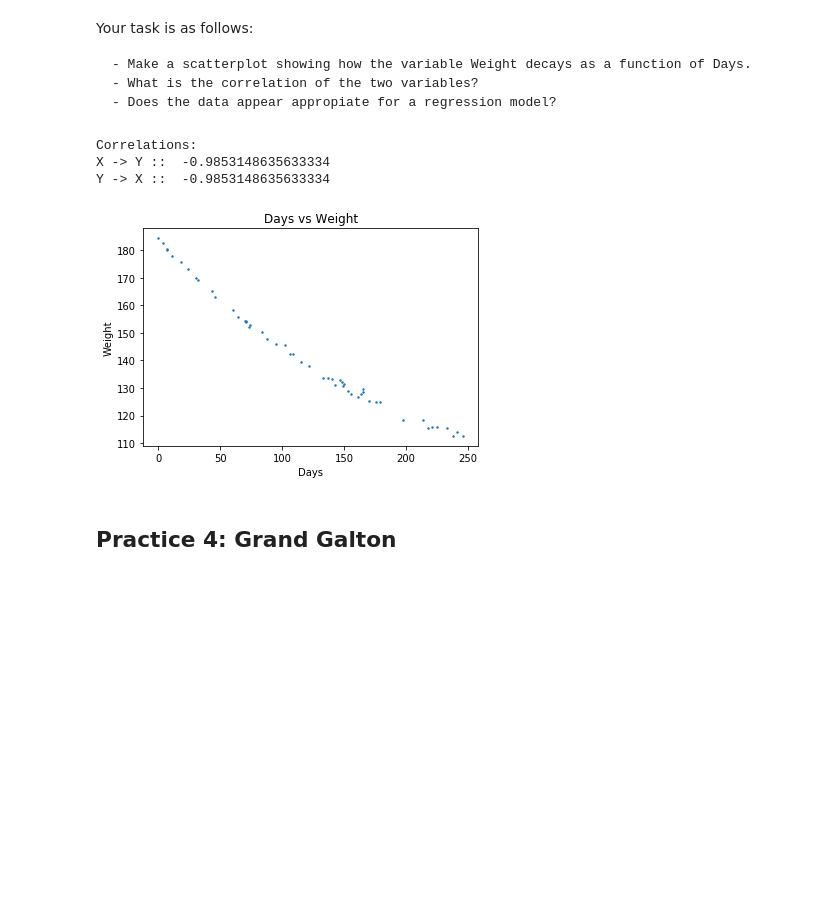
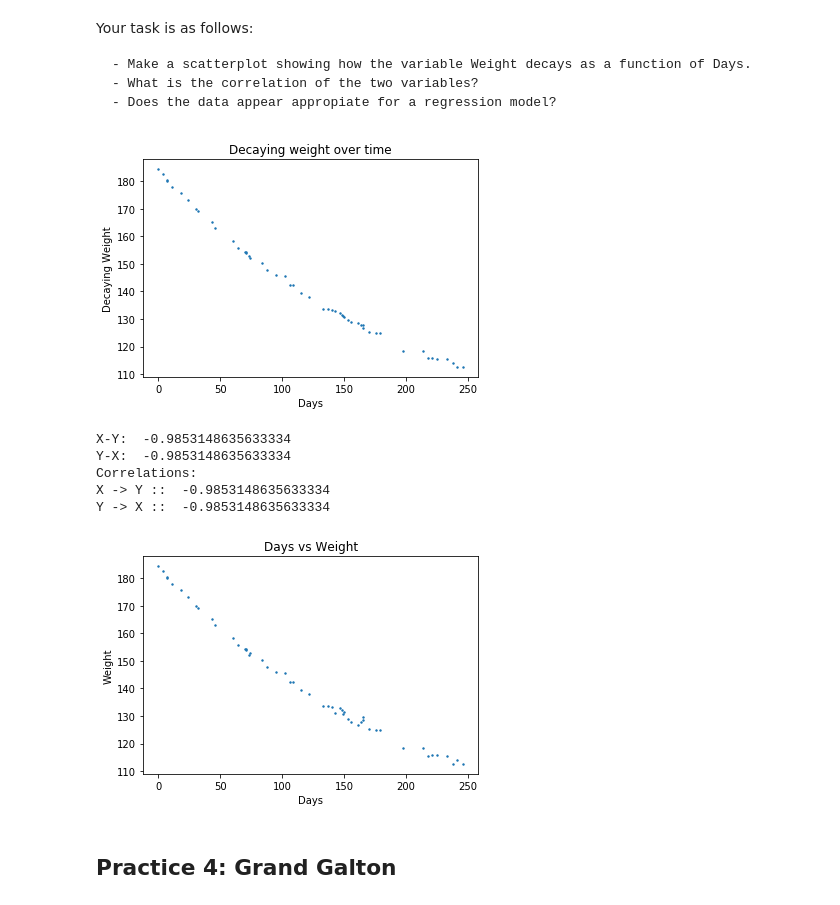
Before and after one commit to FelixWu111/comp2420-2019-lecturescripts, a Jupyter notebook: week-3/lecture-6/Lec6PRACTICE-Friday.ipynb, the cells around one changed output. Cells and saved outputs as stored; diff of their text form; code cells hidden in the pictures; blank space fills up the shorter version.

```diff
--- a/week-3/lecture-6/Lec6PRACTICE-Friday.ipynb
+++ b/week-3/lecture-6/Lec6PRACTICE-Friday.ipynb
@@ -128,29 +188,60 @@ Your task is as follows:
     - Does the data appear appropiate for a regression model?
 # %%
 # Your Answer Here
+decay = weightloss_data['Weight'].sort_values(ascending = False)
+plt.pyplot.scatter(weightloss_data['Days'], decay, s=2)
+plt.pyplot.xlabel("Days")
+plt.pyplot.ylabel("Decaying Weight")
+plt.pyplot.title("Decaying weight over time")
+plt.pyplot.show()
+
+corr = np.corrcoef(weightloss_data['Days'], weightloss_data['Weight'])
+corrcoefX = corr[0][1]
+corrcoefY = corr[1][0]
+
+print("X-Y: ", corrcoefX)
+print("Y-X: ", corrcoefY)
+
+
+
+
+#High negative correlation
+
+
+
+
+
+
+
+
+
+
 
 ########
 # ANSWERS
 
 #Correlation - Through use of Correlation Matrix
 # np.corrcoef() will return a 2D matrix showing x-x, x-y, y-x, y-y. Closer to 1 indicates positive correlation, closer to -1 indicates negative correlation, 0 indicates no correlation
 corrcoef = np.corrcoef(weightloss_data['Days'], weightloss_data['Weight'])
 print("Correlations: ")
 print("X -> Y :: ", corrcoef[0][1])
 print("Y -> X :: ", corrcoef[1][0])
 # HIGH NEGATIVE CORRELATION
 
 # Scatterplot
 plt.pyplot.scatter(weightloss_data['Days'], weightloss_data['Weight'], s=2)
 plt.pyplot.xlabel("Days")
 plt.pyplot.ylabel("Weight")
 plt.pyplot.title("Days vs Weight")
 plt.pyplot.show()
 # %% [output]
+[figure, new version]
+X-Y:  -0.9853148635633334
+Y-X:  -0.9853148635633334
 Correlations:
 X -> Y ::  -0.9853148635633334
 Y -> X ::  -0.9853148635633334
-[figure, old version]
+[figure, added]
 # %% [markdown]
 ## Practice 4: Grand Galton
 # %% [markdown]
```
Also changed, not shown: parts of 4 cells of this notebook, 4 other files.
